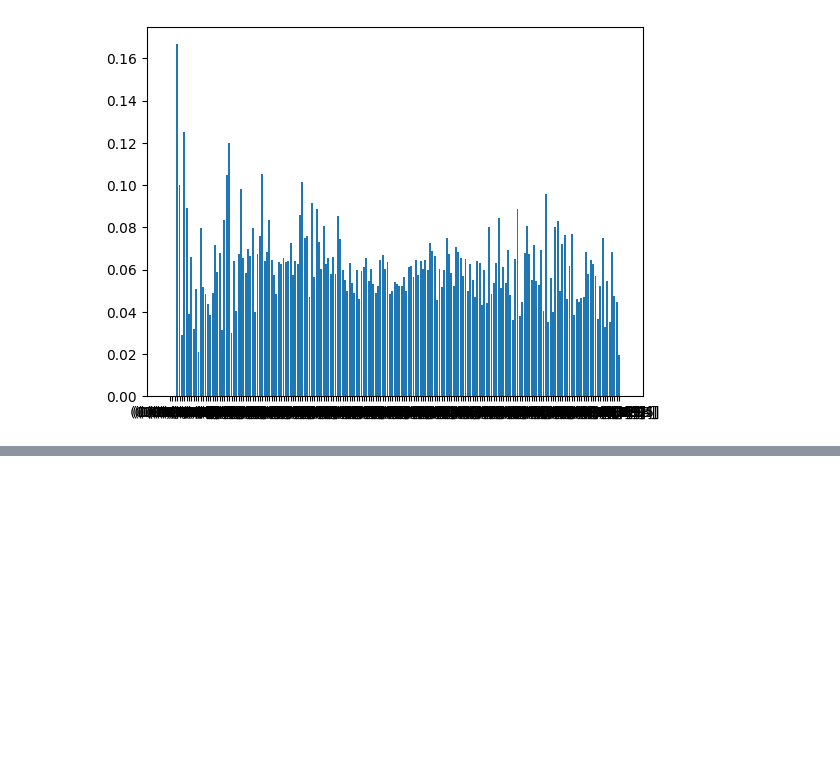
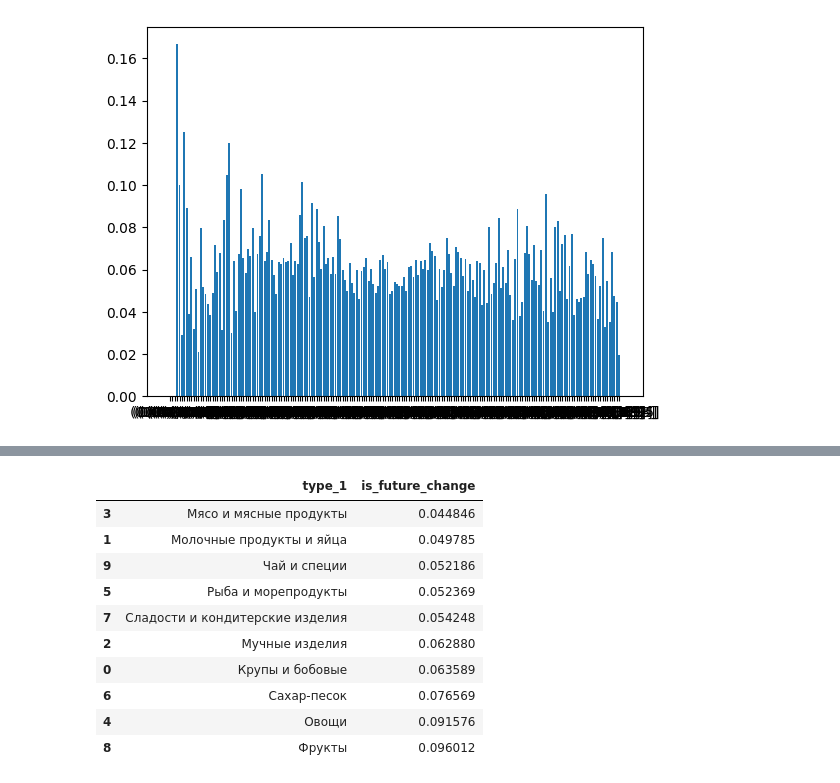
Before and after one commit to yelex/price_project, a Jupyter notebook: rigidity_factors.ipynb, the cells around one changed output, grey strips where cells are left out. Saved outputs shown, nothing was run; the diff lists cells and outputs as text; code cells hidden in the pictures; blank space fills up the shorter version.

```diff
--- a/rigidity_factors.ipynb
+++ b/rigidity_factors.ipynb
@@ -96,0 +82,14 @@ raw_df
+# %%
+raw_df.groupby(['type_1'])['is_future_change'].apply(lambda x: x.sum()/x.count()).reset_index().sort_values('is_future_change')
+# %% [output]
+|  | type_1 | is_future_change |
+| 3 | Мясо и мясные продукты | 0.044846 |
+| 1 | Молочные продукты и яйца | 0.049785 |
+| 9 | Чай и специи | 0.052186 |
+| 5 | Рыба и морепродукты | 0.052369 |
+| 7 | Сладости и кондитерские изделия | 0.054248 |
+| 2 | Мучные изделия | 0.062880 |
+| 0 | Крупы и бобовые | 0.063589 |
+| 6 | Сахар-песок | 0.076569 |
+| 4 | Овощи | 0.091576 |
+| 8 | Фрукты | 0.096012 |
```
Also changed, not shown: parts of 7 cells of this notebook.
